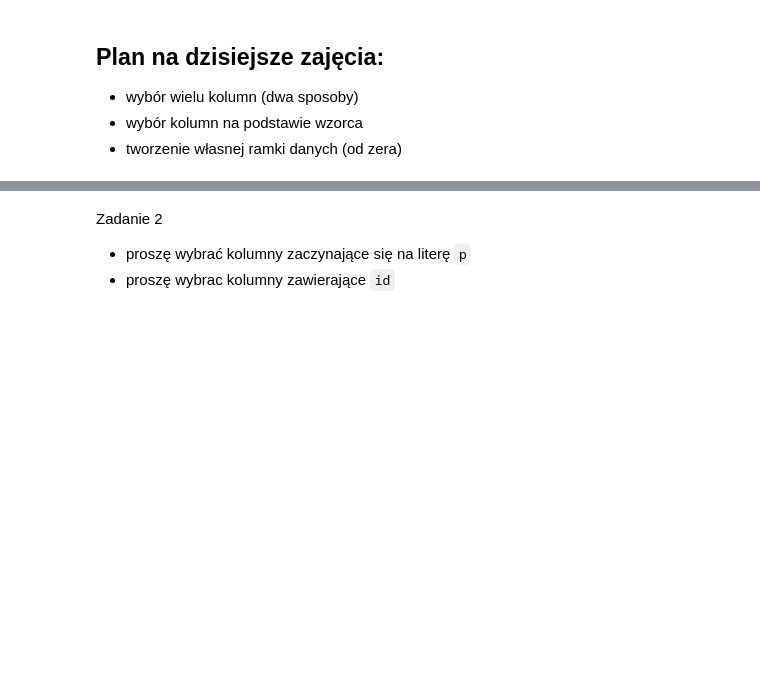
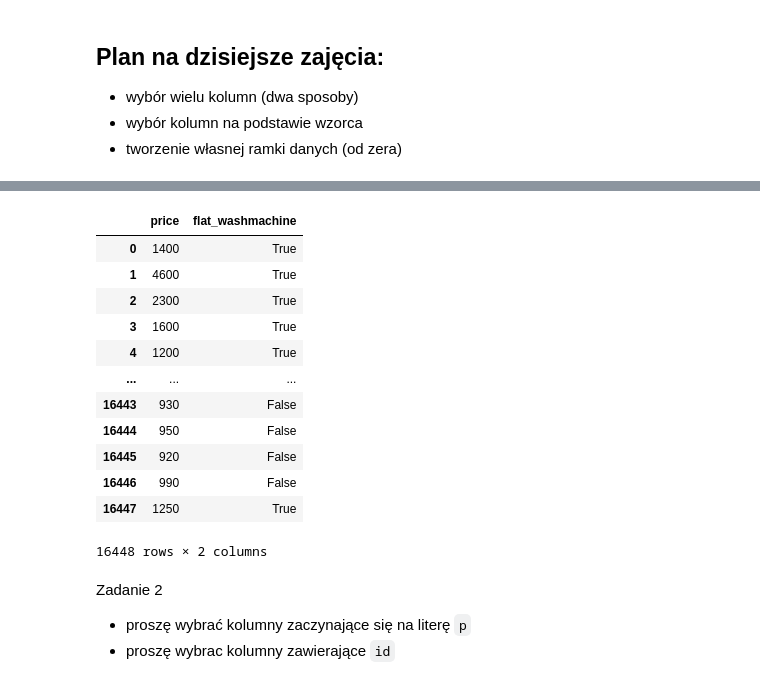
Before and after one commit to DepartmentOfStatisticsPUE/air-2024, a Jupyter notebook: notebooks/0_intro.ipynb, the cells around one changed output, grey strips where cells are left out. Saved outputs shown, nothing was run; the diff lists cells and outputs as text; code cells hidden in the pictures; blank space fills up the shorter version.

```diff
--- a/notebooks/0_intro.ipynb
+++ b/notebooks/0_intro.ipynb
@@ -98,3 +166,24 @@ Zadanie 1.
+# %%
+pzn.iloc[:, pzn.columns.str.contains("price")]
+pzn.iloc[:, pzn.columns.str.contains("price|area|ind")]
+pzn.iloc[:, pzn.columns.str.contains("^price")]
+pzn.iloc[:, pzn.columns.str.contains("e$")]
+pzn.iloc[:, pzn.columns.str.contains("price|ine$")]
+pzn.iloc[:, pzn.columns.str.contains("(price|ine)$")]
+# %% [output]
+|  | price | flat_washmachine |
+| 0 | 1400 | True |
+| 1 | 4600 | True |
+| 2 | 2300 | True |
+| 3 | 1600 | True |
+| 4 | 1200 | True |
+| ... | ... | ... |
+| 16443 | 930 | False |
+| 16444 | 950 | False |
+| 16445 | 920 | False |
+| 16446 | 990 | False |
+| 16447 | 1250 | True |
+16448 rows × 2 columns
 # %% [markdown]
 Zadanie 2
 
```
Also changed, not shown: parts of 14 cells of this notebook.
